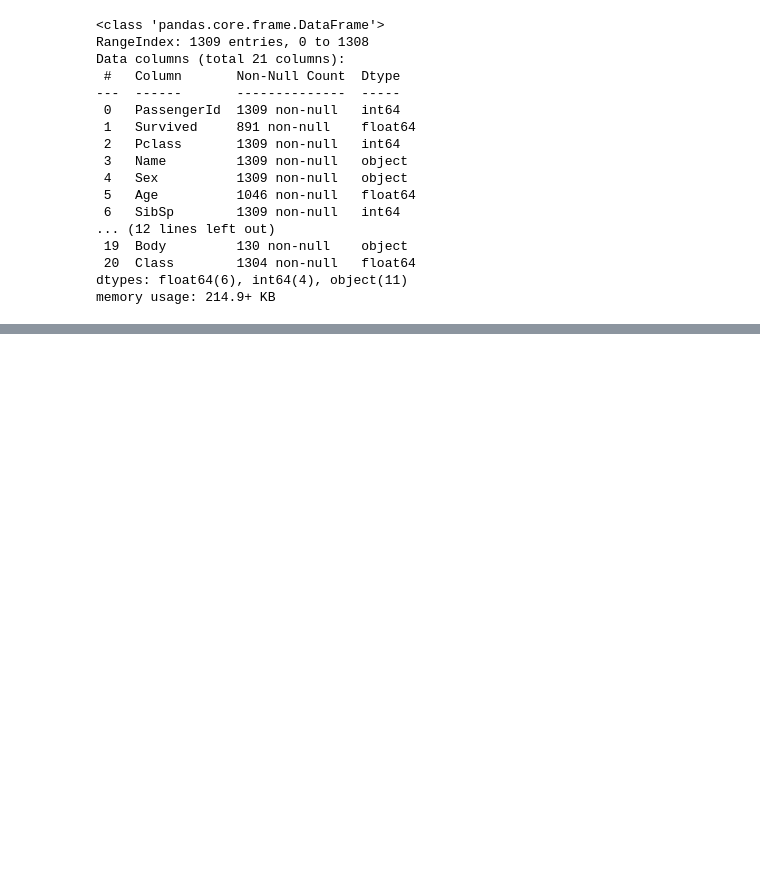
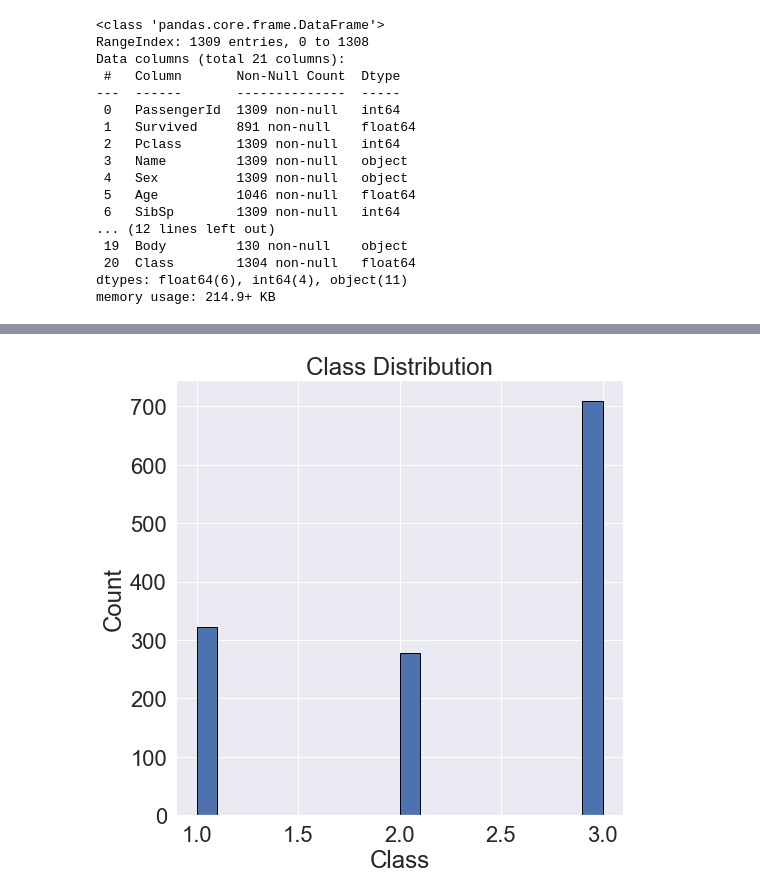
Before and after one commit to bripapp/lifeboat, a Jupyter notebook: Clean_Lifeboat.ipynb, the cells around one changed output, grey strips where cells are left out. Saved outputs shown, nothing was run; the diff lists cells and outputs as text; code cells hidden in the pictures; blank space fills up the shorter version.

```diff
--- a/Clean_Lifeboat.ipynb
+++ b/Clean_Lifeboat.ipynb
@@ -74,0 +126,8 @@ data.to_csv(r'full_clean.csv', index = False)
+# %%
+# Histogram Plot of Site EUI
+figsize(8, 8)
+plt.hist(data['Pclass'].dropna(), bins = 20, edgecolor = 'black');
+plt.xlabel('Class');
+plt.ylabel('Count'); plt.title('Class Distribution');
+# %% [output]
+[figure, added]
```
Also changed, not shown: parts of 4 cells of this notebook, 1 other file.
